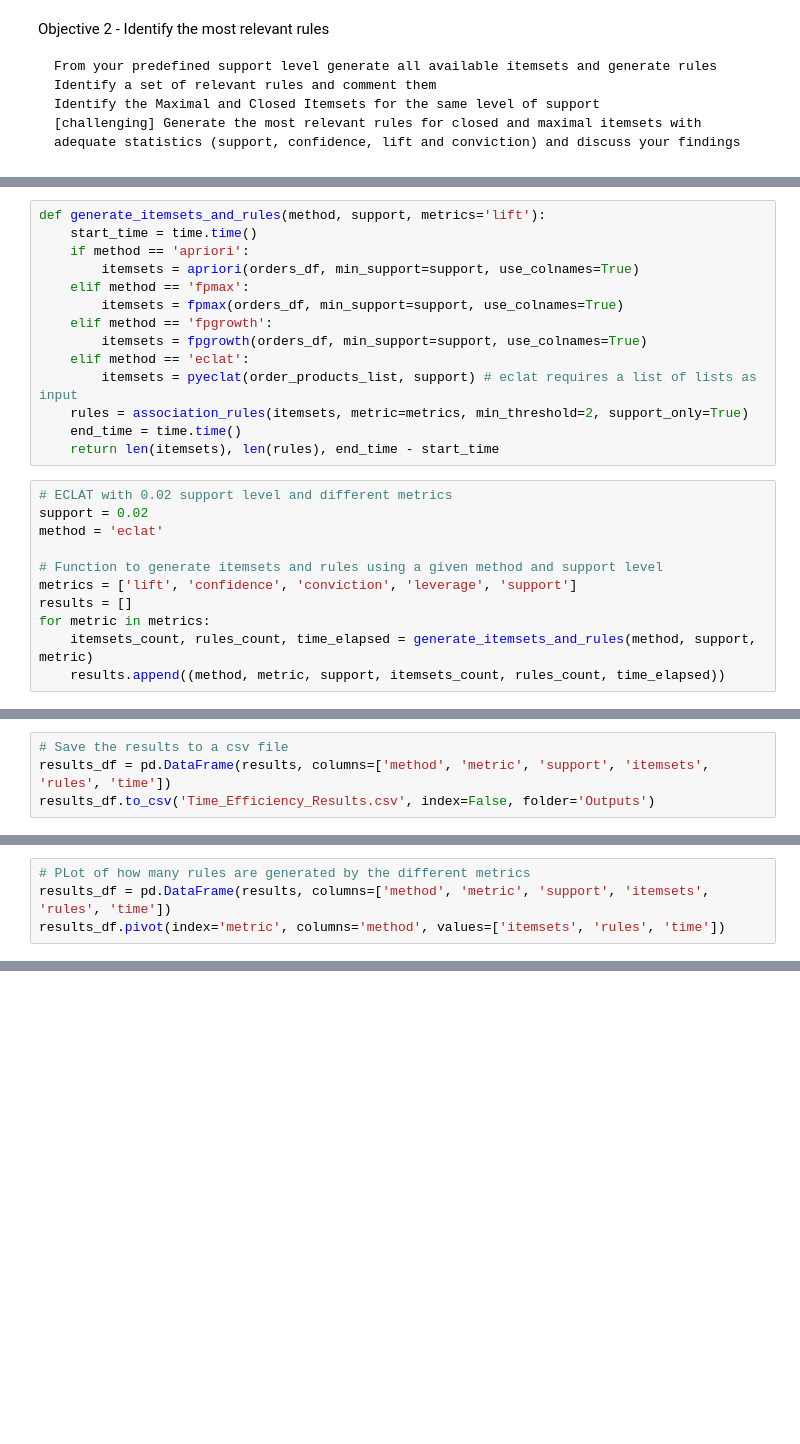
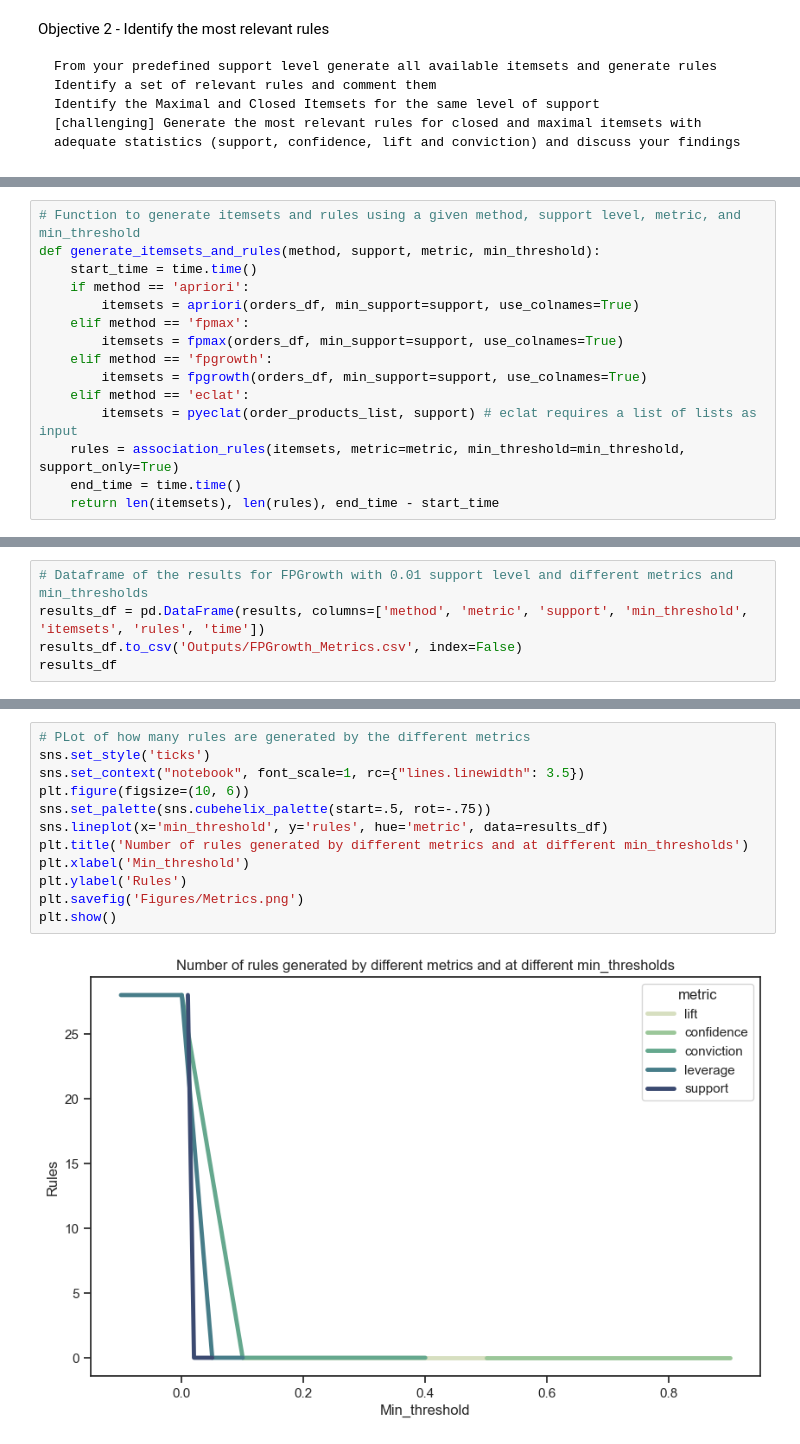
Before and after one commit to AntunesCSR/DM_Group_Project, a Jupyter notebook: HA2/data/HA2_catia.ipynb, the cells around one changed output, grey strips where cells are left out. Drawn from its saved outputs; the diff is of its cells as text; blank space fills up the shorter version.

Commit message:
metrics and min thresholds

```diff
--- a/HA2/data/HA2_catia.ipynb
+++ b/HA2/data/HA2_catia.ipynb
@@ -207,5 +196,6 @@ FI_eclat
 # %%
-def generate_itemsets_and_rules(method, support, metrics='lift'):
+# Function to generate itemsets and rules using a given method, support level, metric, and min_threshold
+def generate_itemsets_and_rules(method, support, metric, min_threshold):
     start_time = time.time()
     if method == 'apriori':
         itemsets = apriori(orders_df, min_support=support, use_colnames=True)
@@ -215,17 +205,6 @@ def generate_itemsets_and_rules(method, support, metrics='lift'):
         itemsets = fpgrowth(orders_df, min_support=support, use_colnames=True)
     elif method == 'eclat':
         itemsets = pyeclat(order_products_list, support) # eclat requires a list of lists as input
-    rules = association_rules(itemsets, metric=metrics, min_threshold=2, support_only=True)
+    rules = association_rules(itemsets, metric=metric, min_threshold=min_threshold, support_only=True)
     end_time = time.time()
     return len(itemsets), len(rules), end_time - start_time
-# %%
-# ECLAT with 0.02 support level and different metrics
-support = 0.02
-method = 'eclat'
-
-# Function to generate itemsets and rules using a given method and support level
-metrics = ['lift', 'confidence', 'conviction', 'leverage', 'support']
-results = []
-for metric in metrics:
-    itemsets_count, rules_count, time_elapsed = generate_itemsets_and_rules(method, support, metric)
-    results.append((method, metric, support, itemsets_count, rules_count, time_elapsed))
@@ -232,4 +243,5 @@ for metric in metrics:
 # %%
-# Save the results to a csv file
-results_df = pd.DataFrame(results, columns=['method', 'metric', 'support', 'itemsets', 'rules', 'time'])
-results_df.to_csv('Time_Efficiency_Results.csv', index=False, folder='Outputs')
+# Dataframe of the results for FPGrowth with 0.01 support level and different metrics and min_thresholds
+results_df = pd.DataFrame(results, columns=['method', 'metric', 'support', 'min_threshold', 'itemsets', 'rules', 'time'])
+results_df.to_csv('Outputs/FPGrowth_Metrics.csv', index=False)
+results_df
@@ -236,4 +265,0 @@ results_df.to_csv('Time_Efficiency_Results.csv', index=False, folder='Outputs')
-# %%
-# PLot of how many rules are generated by the different metrics
-results_df = pd.DataFrame(results, columns=['method', 'metric', 'support', 'itemsets', 'rules', 'time'])
-results_df.pivot(index='metric', columns='method', values=['itemsets', 'rules', 'time'])
@@ -249 +276,15 @@ results_df.pivot(index='metric', columns='method', values=['itemsets', 'rules',
+# %%
+# PLot of how many rules are generated by the different metrics
+sns.set_style('ticks')
+sns.set_context("notebook", font_scale=1, rc={"lines.linewidth": 3.5})
+plt.figure(figsize=(10, 6))
+sns.set_palette(sns.cubehelix_palette(start=.5, rot=-.75))
+sns.lineplot(x='min_threshold', y='rules', hue='metric', data=results_df)
+plt.title('Number of rules generated by different metrics and at different min_thresholds')
+plt.xlabel('Min_threshold')
+plt.ylabel('Rules')
+plt.savefig('Figures/Metrics.png')
+plt.show()
+# %% [output]
+[figure, added]
 # %%
```
Also changed, not shown: parts of 17 cells of this notebook, 5 other files.
